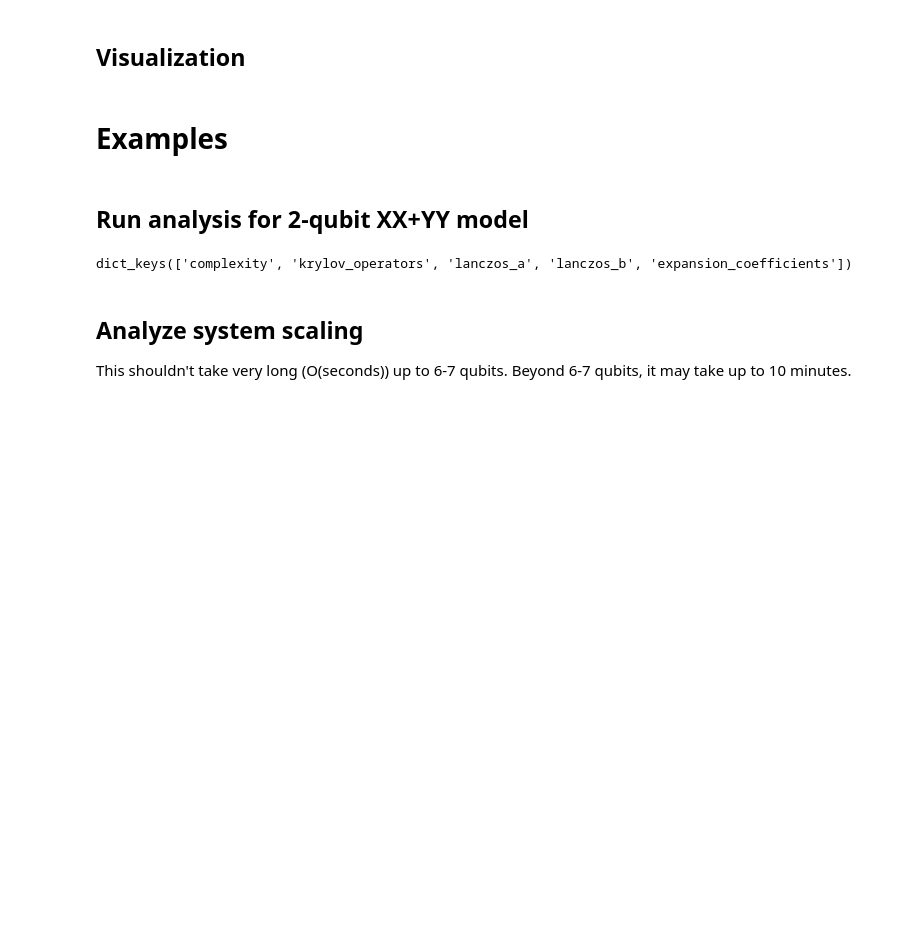
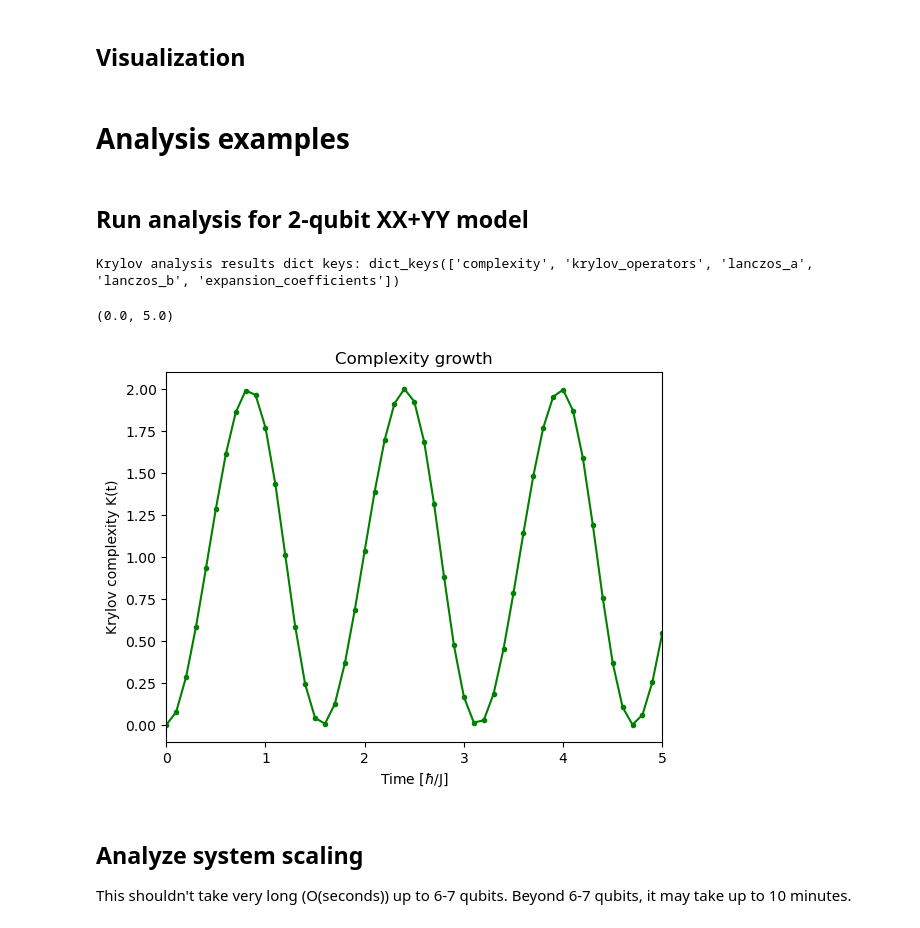
Before and after one commit to UnnatiAkhouri/QuNet, a Jupyter notebook: QuNet_bootcamp_2025/Session_6/Krylov_complexity.ipynb, the cells around one changed output. Cells and saved outputs as stored; diff of their text form; code cells hidden in the pictures; blank space fills up the shorter version.

```diff
--- a/QuNet_bootcamp_2025/Session_6/Krylov_complexity.ipynb
+++ b/QuNet_bootcamp_2025/Session_6/Krylov_complexity.ipynb
@@ -24,11 +24,13 @@ def xx_yy_hamiltonian(J=1.0):
     """
     Two-qubit XX+YY Hamiltonian
 
-    Parameters:
+    Parameters
+    ----------
     - J: Coupling strength
 
-    Returns:
-    - H: (4x4) Hamiltonian matrix
+    Returns
+    -------
+    - H: (4x4) XX+YY Hamiltonian matrix
     """
     sx = np.array([[0, 1], [1, 0]])
     sy = np.array([[0, -1j], [1j, 0]])
@@ -530,7 +563,7 @@ def compare_trotter_steps(hamiltonian, dt_values, t_max, initial_op):
     plt.tight_layout()
     plt.show()
 # %% [markdown]
-# Examples
+# Analysis examples
 # %% [markdown]
 ## Run analysis for 2-qubit XX+YY model
 # %%
@@ -540,14 +573,33 @@ sz = np.array([[1, 0], [0, -1]])
 initial_operator = np.kron(sz, np.eye(2))  # σᶻ ⊗ I
 
 # create an instance of KrylovComplexity class for our 2-qubit XX+YY model example
+t_max = 50
+dt = 0.1
 xx_yy_krylov = KrylovComplexity(hamiltonian = H,
-                                dt = 0.1,
+                                dt = dt,
                                 O0 = initial_operator)
-results = xx_yy_krylov.analyze(t_max=50)
 
-results.keys()
+# obtain analysis results
+results = xx_yy_krylov.analyze(t_max=t_max)
-# %% [output]
-dict_keys(['complexity', 'krylov_operators', 'lanczos_a', 'lanczos_b', 'expansion_coefficients'])
+# %%
+# see keys in "results" dictionary
+print(f'Krylov analysis results dict keys: {results.keys()}')
+
+# plot, for example, Krylov complexity
+t_range = np.arange(t_max+1) * dt
+plt.plot(t_range, results['complexity'],
+        color='green',marker='o',ms=3)
+plt.xlabel(r'Time [$\hbar$/J]')
+plt.ylabel('Krylov complexity K(t)')
+plt.title('Complexity growth')
+plt.xlim(min(t_range),max(t_range))
+
+# to visualize the complete Krylov analysis results, instead of just one of the
+# results, use visualize_krylov_analysis()
+# %% [output]
+Krylov analysis results dict keys: dict_keys(['complexity', 'krylov_operators', 'lanczos_a', 'lanczos_b', 'expansion_coefficients'])
+(0.0, 5.0)
+[figure, added]
 # %% [markdown]
 ## Analyze system scaling
 
```
Also changed, not shown: parts of 12 cells of this notebook, 7 other files.
